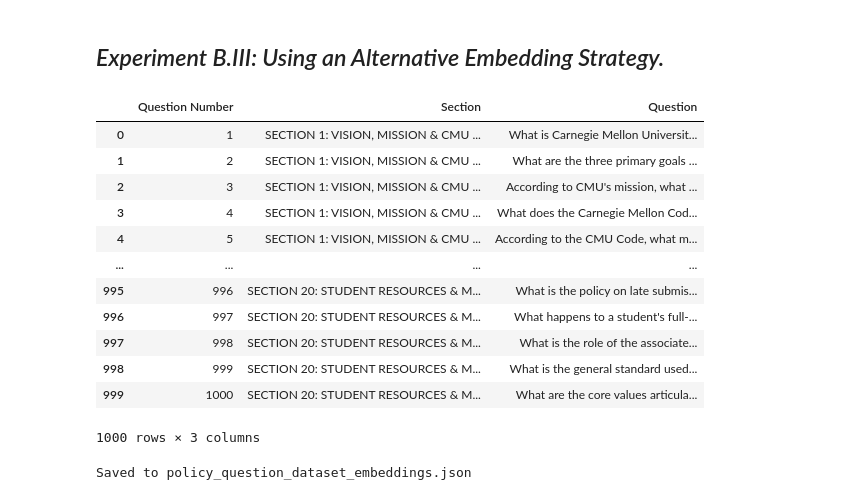
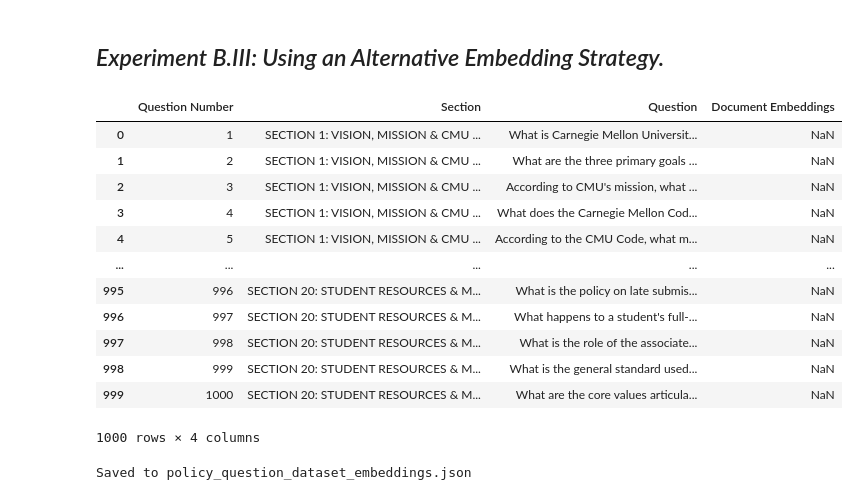
Before and after one commit to ChenJellay/GenAI-Lab-Work, a Jupyter notebook: assignment2/HW02_notebook.ipynb, the cells around one changed output. Drawn from its saved outputs; the diff is of its cells as text; code cells hidden in the pictures.

```diff
--- a/assignment2/HW02_notebook.ipynb
+++ b/assignment2/HW02_notebook.ipynb
@@ -796,23 +1045,35 @@ vs_search_results
 # Save the input and output from the vector store.
 # %% [markdown]
 ## *Experiment B.III: Using an Alternative Embedding Strategy.*
-# %%
-policy_questions = pd.read_csv('CMU_Handbook_1000_Questions.csv')
-policy_questions
-# %% [output]
-|  | Question Number | Section | Question |
-| 0 | 1 | SECTION 1: VISION, MISSION & CMU ... | What is Carnegie Mellon Universit... |
-| 1 | 2 | SECTION 1: VISION, MISSION & CMU ... | What are the three primary goals ... |
-| 2 | 3 | SECTION 1: VISION, MISSION & CMU ... | According to CMU's mission, what ... |
-| 3 | 4 | SECTION 1: VISION, MISSION & CMU ... | What does the Carnegie Mellon Cod... |
-| 4 | 5 | SECTION 1: VISION, MISSION & CMU ... | According to the CMU Code, what m... |
-| ... | ... | ... | ... |
-| 995 | 996 | SECTION 20: STUDENT RESOURCES & M... | What is the policy on late submis... |
-| 996 | 997 | SECTION 20: STUDENT RESOURCES & M... | What happens to a student's full-... |
-| 997 | 998 | SECTION 20: STUDENT RESOURCES & M... | What is the role of the associate... |
-| 998 | 999 | SECTION 20: STUDENT RESOURCES & M... | What is the general standard used... |
-| 999 | 1000 | SECTION 20: STUDENT RESOURCES & M... | What are the core values articula... |
-1000 rows × 3 columns
+# %%
+# Load the policy-question dataset (supports either CSV or XLSX).
+policy_questions_path_csv = "CMU_Handbook_1000_Questions.csv"
+policy_questions_path_xlsx = "CMU_Handbook_1000_Questions.xlsx"
+
+if os.path.exists(policy_questions_path_csv):
+    policy_questions = pd.read_csv(policy_questions_path_csv)
+elif os.path.exists(policy_questions_path_xlsx):
+    policy_questions = pd.read_excel(policy_questions_path_xlsx)
+else:
+    raise FileNotFoundError(
+        "Expected 'CMU_Handbook_1000_Questions.csv' or 'CMU_Handbook_1000_Questions.xlsx' in the assignment2 folder."
+    )
+
+policy_questions
+# %% [output]
+|  | Question Number | Section | Question | Document Embeddings |
+| 0 | 1 | SECTION 1: VISION, MISSION & CMU ... | What is Carnegie Mellon Universit... | NaN |
+| 1 | 2 | SECTION 1: VISION, MISSION & CMU ... | What are the three primary goals ... | NaN |
+| 2 | 3 | SECTION 1: VISION, MISSION & CMU ... | According to CMU's mission, what ... | NaN |
+| 3 | 4 | SECTION 1: VISION, MISSION & CMU ... | What does the Carnegie Mellon Cod... | NaN |
+| 4 | 5 | SECTION 1: VISION, MISSION & CMU ... | According to the CMU Code, what m... | NaN |
+| ... | ... | ... | ... | ... |
+| 995 | 996 | SECTION 20: STUDENT RESOURCES & M... | What is the policy on late submis... | NaN |
+| 996 | 997 | SECTION 20: STUDENT RESOURCES & M... | What happens to a student's full-... | NaN |
+| 997 | 998 | SECTION 20: STUDENT RESOURCES & M... | What is the role of the associate... | NaN |
+| 998 | 999 | SECTION 20: STUDENT RESOURCES & M... | What is the general standard used... | NaN |
+| 999 | 1000 | SECTION 20: STUDENT RESOURCES & M... | What are the core values articula... | NaN |
+1000 rows × 4 columns
 # %%
 policy_questions_embeddings = embedder.encode_queries(policy_questions['Question'].to_list())
 # %%
```
Also changed, not shown: parts of 36 cells of this notebook, 5 other files.
